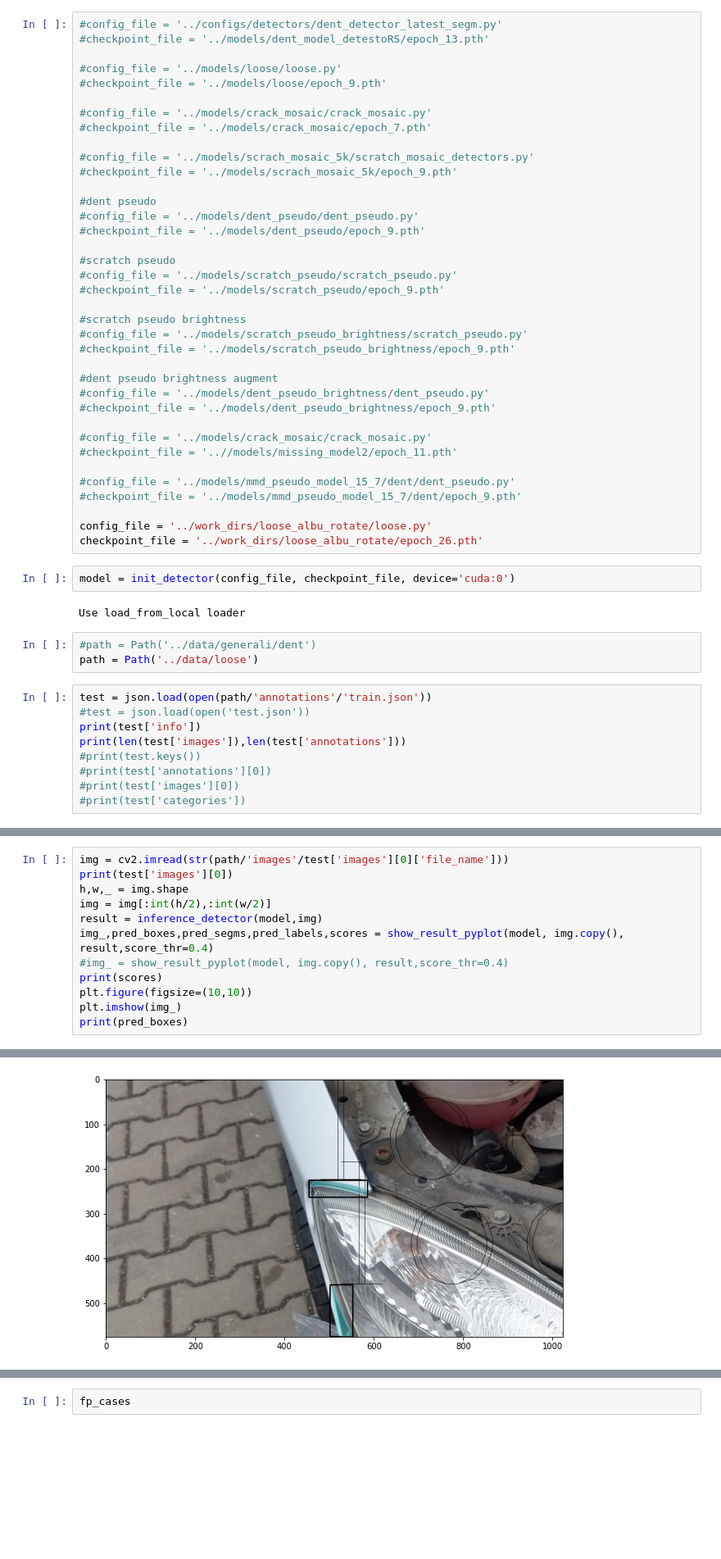
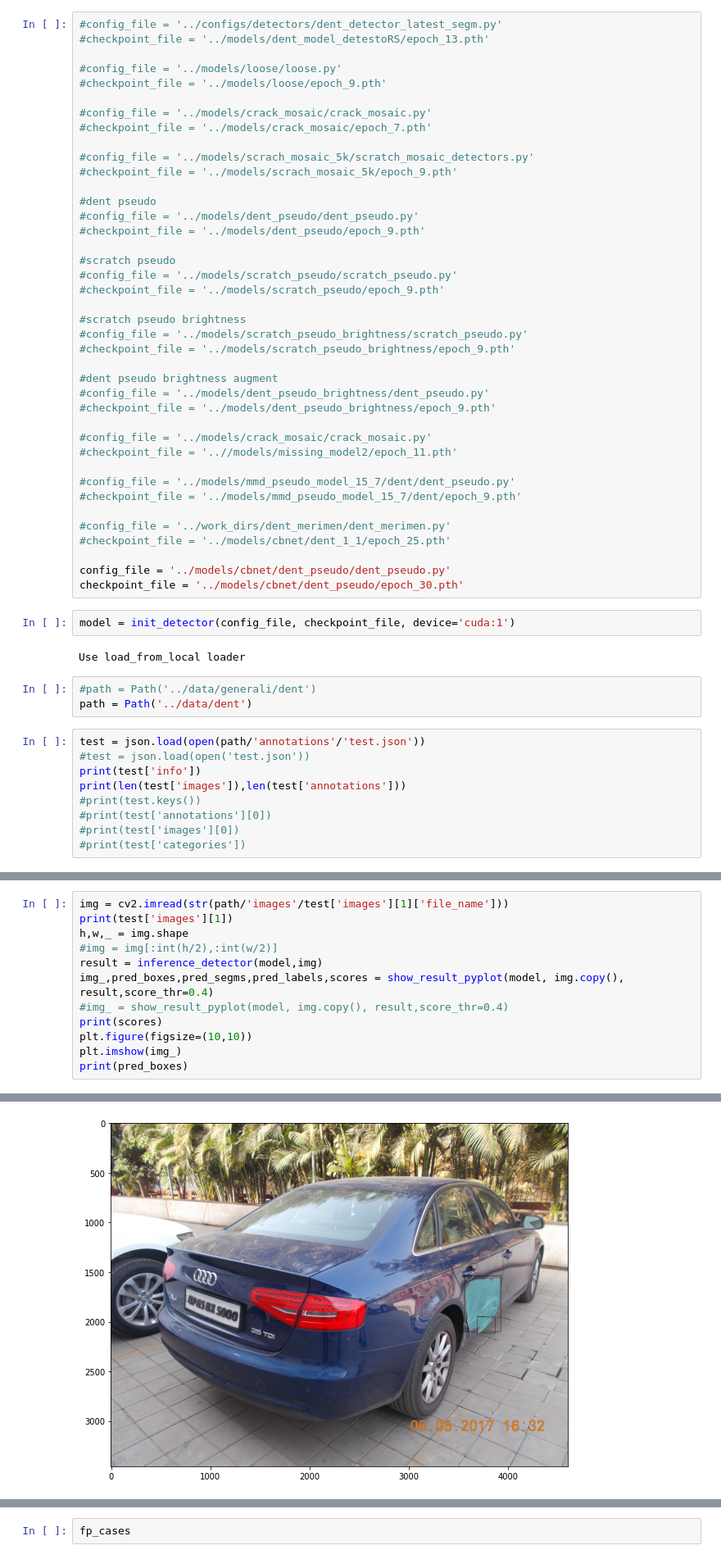
Before and after one commit to mtcld/CBNetV2, a Jupyter notebook: demo/Ensemble.ipynb, the cells around one changed output, grey strips where cells are left out. Shown at 82% size. Saved outputs shown, nothing was run; the diff lists cells and outputs as text; blank space fills up the shorter version.

```diff
--- a/demo/Ensemble.ipynb
+++ b/demo/Ensemble.ipynb
@@ -50,17 +50,20 @@ import copy
 #config_file = '../models/mmd_pseudo_model_15_7/dent/dent_pseudo.py'
 #checkpoint_file = '../models/mmd_pseudo_model_15_7/dent/epoch_9.pth'
 
-config_file = '../work_dirs/loose_albu_rotate/loose.py'
-checkpoint_file = '../work_dirs/loose_albu_rotate/epoch_26.pth'
+#config_file = '../work_dirs/dent_merimen/dent_merimen.py'
+#checkpoint_file = '../models/cbnet/dent_1_1/epoch_25.pth'
+
+config_file = '../models/cbnet/dent_pseudo/dent_pseudo.py'
+checkpoint_file = '../models/cbnet/dent_pseudo/epoch_30.pth'
 # %%
-model = init_detector(config_file, checkpoint_file, device='cuda:0')
+model = init_detector(config_file, checkpoint_file, device='cuda:1')
 # %% [output]
 Use load_from_local loader
 # %%
 #path = Path('../data/generali/dent')
-path = Path('../data/loose')
+path = Path('../data/dent')
 # %%
-test = json.load(open(path/'annotations'/'train.json'))
+test = json.load(open(path/'annotations'/'test.json'))
 #test = json.load(open('test.json'))
 print(test['info'])
 print(len(test['images']),len(test['annotations']))
@@ -76,8 +79,8 @@ print(len(test['images']),len(test['annotations']))
 # %%
-img = cv2.imread(str(path/'images'/test['images'][0]['file_name']))
-print(test['images'][0])
+img = cv2.imread(str(path/'images'/test['images'][1]['file_name']))
+print(test['images'][1])
 h,w,_ = img.shape
-img = img[:int(h/2),:int(w/2)]
+#img = img[:int(h/2),:int(w/2)]
 result = inference_detector(model,img)
 img_,pred_boxes,pred_segms,pred_labels,scores = show_result_pyplot(model, img.copy(), result,score_thr=0.4)
 #img_ = show_result_pyplot(model, img.copy(), result,score_thr=0.4)
@@ -92,4 +95,4 @@ print(pred_boxes)
-[figure, old version]
+[figure, new version]
 # %%
 #sample = plot_annos(629)
 #plt.imshow(sample)
```
Also changed, not shown: parts of 20 cells of this notebook, 1 other file.
